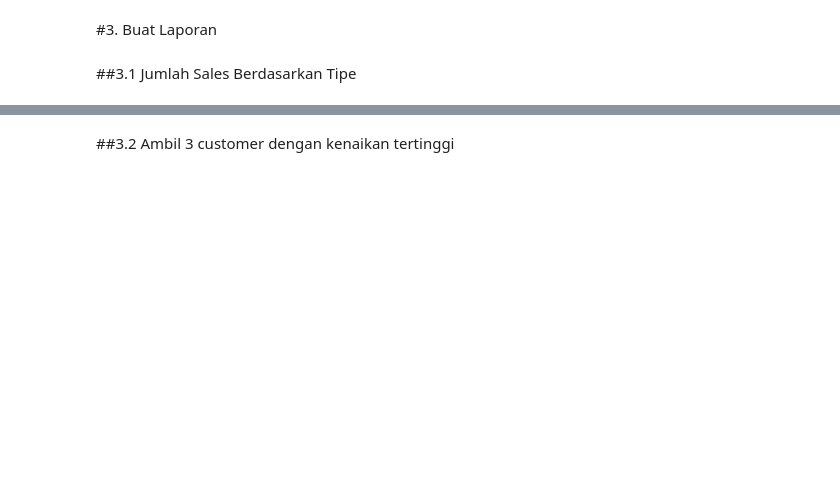
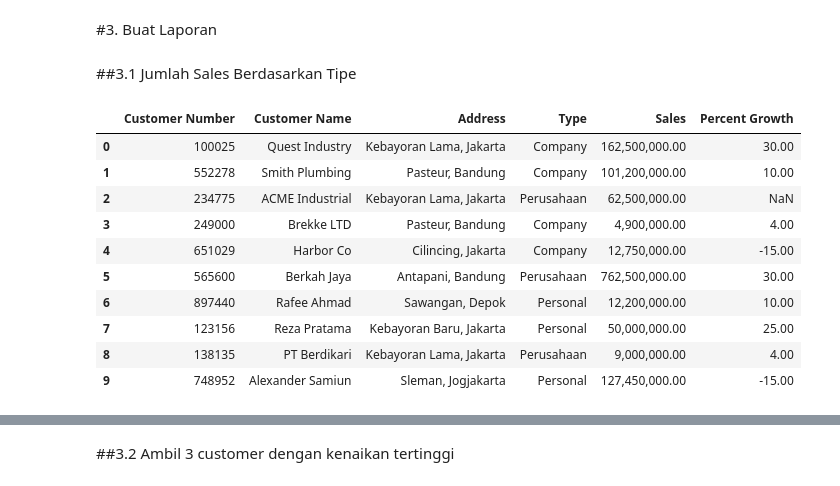
Before and after one commit to mihoku/PJJ-Data-Analytics-Python, a Jupyter notebook: Hari 5/Latihan_Data_Wrangling.ipynb, the cells around one changed output, grey strips where cells are left out. Drawn from its saved outputs; the diff is of its cells as text; code cells hidden in the pictures; blank space fills up the shorter version.

```diff
--- a/Hari 5/Latihan_Data_Wrangling.ipynb
+++ b/Hari 5/Latihan_Data_Wrangling.ipynb
@@ -91,3 +92,19 @@ df
 #3. Buat Laporan
 # %% [markdown]
 ##3.1 Jumlah Sales Berdasarkan Tipe
+# %%
+#mengganti kolom yang isinya individu
+df['Type'] = df['Type'].str.replace('Individu','Personal')
+df
+# %% [output]
+|  | Customer Number | Customer Name | Address | Type | Sales | Percent Growth |
+| 0 | 100025 | Quest Industry | Kebayoran Lama, Jakarta | Company | 162,500,000.00 | 30.00 |
+| 1 | 552278 | Smith Plumbing | Pasteur, Bandung | Company | 101,200,000.00 | 10.00 |
+| 2 | 234775 | ACME Industrial | Kebayoran Lama, Jakarta | Perusahaan | 62,500,000.00 | NaN |
+| 3 | 249000 | Brekke LTD | Pasteur, Bandung | Company | 4,900,000.00 | 4.00 |
+| 4 | 651029 | Harbor Co | Cilincing, Jakarta | Company | 12,750,000.00 | -15.00 |
+| 5 | 565600 | Berkah Jaya | Antapani, Bandung | Perusahaan | 762,500,000.00 | 30.00 |
+| 6 | 897440 | Rafee Ahmad | Sawangan, Depok | Personal | 12,200,000.00 | 10.00 |
+| 7 | 123156 | Reza Pratama | Kebayoran Baru, Jakarta | Personal | 50,000,000.00 | 25.00 |
+| 8 | 138135 | PT Berdikari | Kebayoran Lama, Jakarta | Perusahaan | 9,000,000.00 | 4.00 |
+| 9 | 748952 | Alexander Samiun | Sleman, Jogjakarta | Personal | 127,450,000.00 | -15.00 |
```
Also changed, not shown: parts of 8 cells of this notebook.
